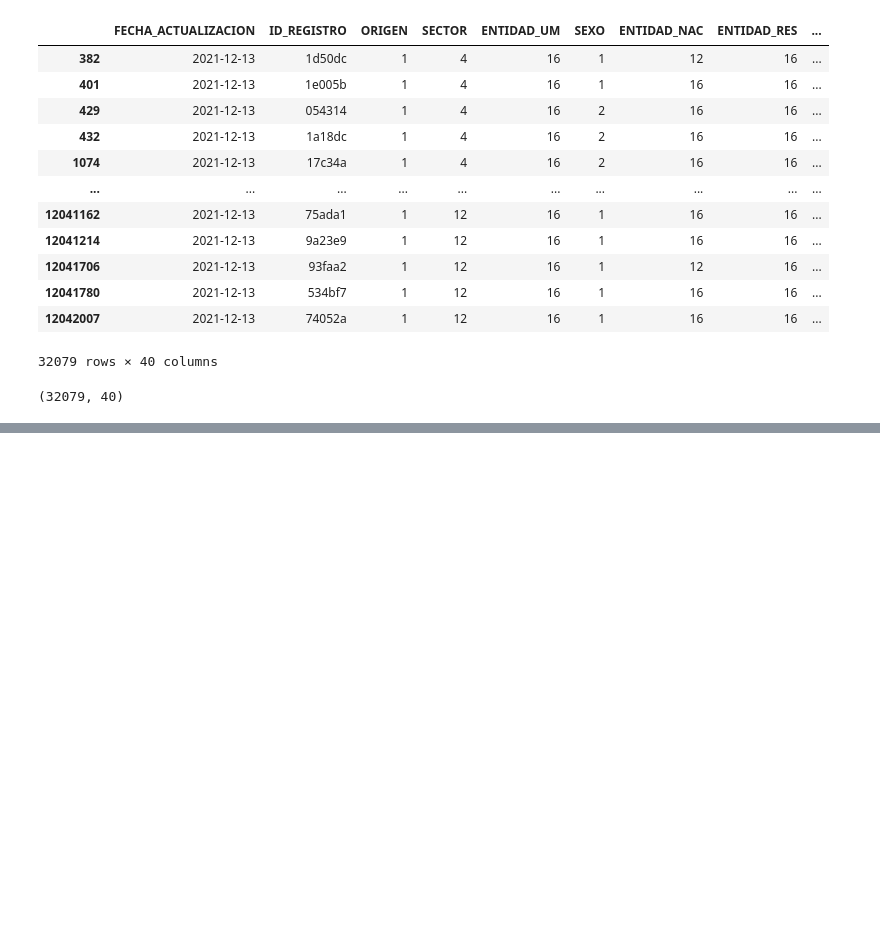
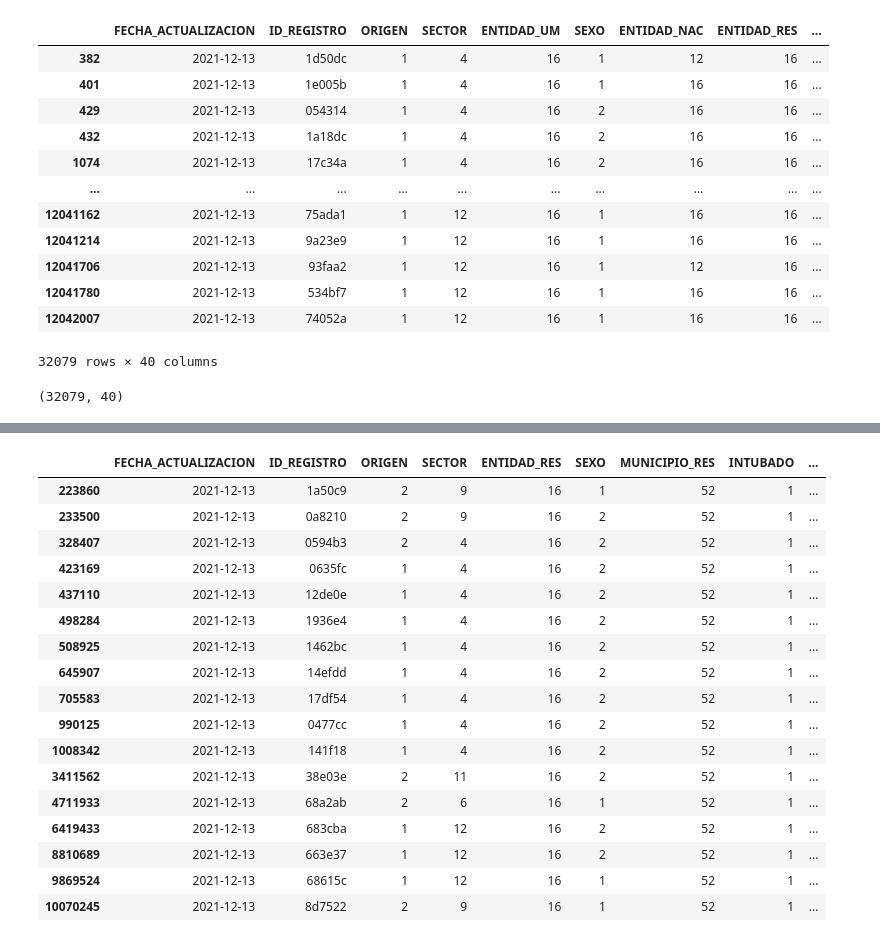
Before and after one commit to JorgeVF01/M-S2022, a Jupyter notebook: data_cleansing.ipynb, the cells around one changed output, grey strips where cells are left out. Cells and saved outputs as stored; diff of their text form; code cells hidden in the pictures; blank space fills up the shorter version.

```diff
--- a/data_cleansing.ipynb
+++ b/data_cleansing.ipynb
@@ -124,4 +124,6 @@ Morelia = Morelia.loc[:,['FECHA_ACTUALIZACION','ID_REGISTRO'
 ,'OBESIDAD'
 ,'TABAQUISMO'
 ,'TOMA_MUESTRA_LAB'
+,'CLASIFICACION_FINAL'
+,'RESULTADO_LAB'
 ,'UCI']]
@@ -149,0 +180,25 @@ UCI
+# %%
+Morelia_infectadosG_vivos = Morelia[(Morelia.FECHA_DEF == '9999-99-99') & ((Morelia.CLASIFICACION_FINAL ==1) | (Morelia.CLASIFICACION_FINAL ==2) | (Morelia.CLASIFICACION_FINAL ==3)) & (Morelia.INTUBADO == 1)]
+
+Morelia_infectadosG_vivos_N = Morelia_infectadosG_vivos.shape[0]
+
+Morelia_infectados_graves
+# %% [output]
+|  | FECHA_ACTUALIZACION | ID_REGISTRO | ORIGEN | SECTOR | ENTIDAD_RES | SEXO | MUNICIPIO_RES | INTUBADO | ... |
+| 223860 | 2021-12-13 | 1a50c9 | 2 | 9 | 16 | 1 | 52 | 1 | ... |
+| 233500 | 2021-12-13 | 0a8210 | 2 | 9 | 16 | 2 | 52 | 1 | ... |
+| 328407 | 2021-12-13 | 0594b3 | 2 | 4 | 16 | 2 | 52 | 1 | ... |
+| 423169 | 2021-12-13 | 0635fc | 1 | 4 | 16 | 2 | 52 | 1 | ... |
+| 437110 | 2021-12-13 | 12de0e | 1 | 4 | 16 | 2 | 52 | 1 | ... |
+| 498284 | 2021-12-13 | 1936e4 | 1 | 4 | 16 | 2 | 52 | 1 | ... |
+| 508925 | 2021-12-13 | 1462bc | 1 | 4 | 16 | 2 | 52 | 1 | ... |
+| 645907 | 2021-12-13 | 14efdd | 1 | 4 | 16 | 2 | 52 | 1 | ... |
+| 705583 | 2021-12-13 | 17df54 | 1 | 4 | 16 | 2 | 52 | 1 | ... |
+| 990125 | 2021-12-13 | 0477cc | 1 | 4 | 16 | 2 | 52 | 1 | ... |
+| 1008342 | 2021-12-13 | 141f18 | 1 | 4 | 16 | 2 | 52 | 1 | ... |
+| 3411562 | 2021-12-13 | 38e03e | 2 | 11 | 16 | 2 | 52 | 1 | ... |
+| 4711933 | 2021-12-13 | 68a2ab | 2 | 6 | 16 | 1 | 52 | 1 | ... |
+| 6419433 | 2021-12-13 | 683cba | 1 | 12 | 16 | 2 | 52 | 1 | ... |
+| 8810689 | 2021-12-13 | 663e37 | 1 | 12 | 16 | 2 | 52 | 1 | ... |
+| 9869524 | 2021-12-13 | 68615c | 1 | 12 | 16 | 1 | 52 | 1 | ... |
+| 10070245 | 2021-12-13 | 8d7522 | 2 | 9 | 16 | 1 | 52 | 1 | ... |
```
Also changed, not shown: parts of 20 cells of this notebook.
